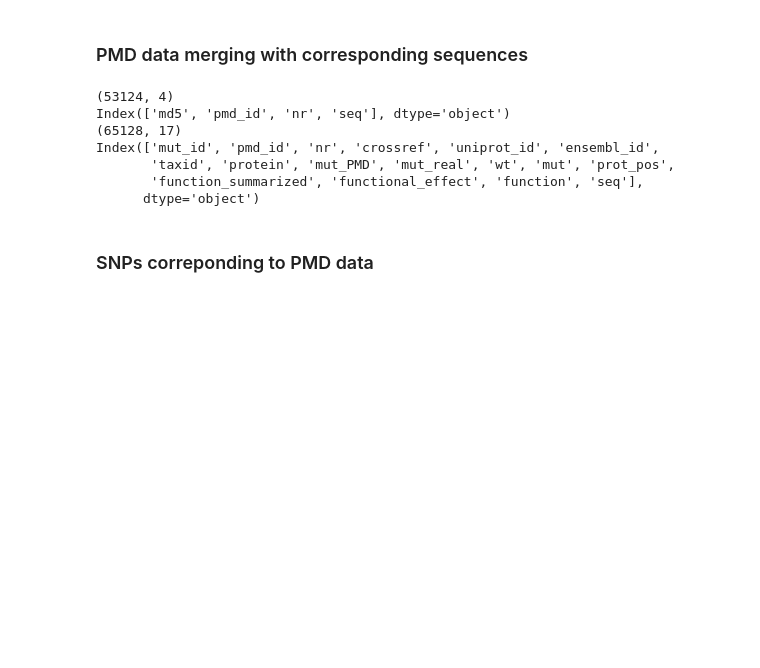
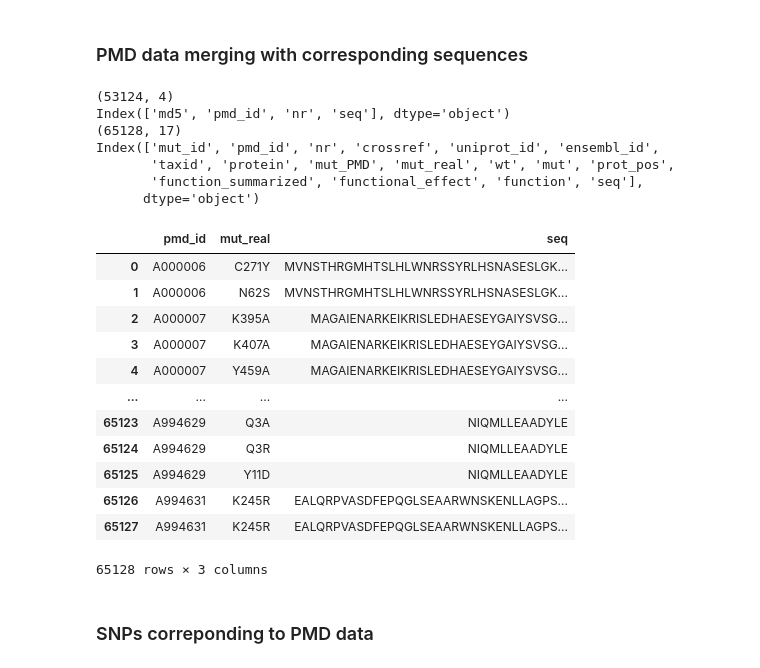
Before and after one commit to akabiraka/variant_effect_analysis, a Jupyter notebook: data_processing/PMD.ipynb, the cells around one changed output. Cells and saved outputs as stored; diff of their text form; code cells hidden in the pictures; blank space fills up the shorter version.

```diff
--- a/data_processing/PMD.ipynb
+++ b/data_processing/PMD.ipynb
@@ -54,6 +54,7 @@ print(pmd_df.columns)
 pmd_df["wt"] = pmd_df["mut_real"].apply(lambda x: x[0]) # 1-letter amino acid
 pmd_df["mut"] = pmd_df["mut_real"].apply(lambda x: x[-1])
 pmd_df["prot_pos"] = pmd_df["mut_real"].apply(lambda x: int(x[1:-1])) # mutation position is 0-indexed
+pmd_df["prot_pos"] += 1 # NCBI mutation positions are 1-indexed, so keeping up with existing implementation making 1-indexed protein mutation position
 
 pmd_df["function_summarized"] = pmd_df["function"].apply(summarize_functional_effect)
 pmd_df["functional_effect"] = pmd_df["function_summarized"].apply(get_functional_effect)
@@ -86,25 +87,39 @@ Index(['mut_id', 'md5', 'pmd_id', 'nr', 'authors', 'journal', 'title',
 # %%
 seq_pmd_df = pd.read_csv(home_dir+"data/SNPdbe/seqs_PMD.csv", sep="\t;") # PMD: from SNPdbe # (127565, 48)
 seq_pmd_df.drop(columns=["taxid"], inplace=True)
 print(seq_pmd_df.shape)
 print(seq_pmd_df.columns)
 
 pmd_df = pd.merge(left=pmd_df, right=seq_pmd_df, on=["pmd_id", "nr"], how="inner")
 pmd_columns = ["mut_id", "pmd_id", "nr", "crossref", "uniprot_id", "ensembl_id", "taxid", "protein", "mut_PMD", "mut_real", 'wt', 'mut', 'prot_pos', 'function_summarized', 'functional_effect', "function", "seq"]
 pmd_df = pmd_df[pmd_columns]
 # pmd_df.drop_duplicates(keep="first", inplace=True)
 print(pmd_df.shape)
 print(pmd_df.columns)
 # pmd_df["mut_id"].value_counts() # multiple entries with same mut-id
 # pmd_df[pmd_df["mut_id"]==952197]
+pmd_df[["pmd_id", "mut_real", "seq"]]
 # %% [output]
 (53124, 4)
 Index(['md5', 'pmd_id', 'nr', 'seq'], dtype='object')
 (65128, 17)
 Index(['mut_id', 'pmd_id', 'nr', 'crossref', 'uniprot_id', 'ensembl_id',
        'taxid', 'protein', 'mut_PMD', 'mut_real', 'wt', 'mut', 'prot_pos',
        'function_summarized', 'functional_effect', 'function', 'seq'],
       dtype='object')
+|  | pmd_id | mut_real | seq |
+| 0 | A000006 | C271Y | MVNSTHRGMHTSLHLWNRSSYRLHSNASESLGK... |
+| 1 | A000006 | N62S | MVNSTHRGMHTSLHLWNRSSYRLHSNASESLGK... |
+| 2 | A000007 | K395A | MAGAIENARKEIKRISLEDHAESEYGAIYSVSG... |
+| 3 | A000007 | K407A | MAGAIENARKEIKRISLEDHAESEYGAIYSVSG... |
+| 4 | A000007 | Y459A | MAGAIENARKEIKRISLEDHAESEYGAIYSVSG... |
+| ... | ... | ... | ... |
+| 65123 | A994629 | Q3A | NIQMLLEAADYLE |
+| 65124 | A994629 | Q3R | NIQMLLEAADYLE |
+| 65125 | A994629 | Y11D | NIQMLLEAADYLE |
+| 65126 | A994631 | K245R | EALQRPVASDFEPQGLSEAARWNSKENLLAGPS... |
+| 65127 | A994631 | K245R | EALQRPVASDFEPQGLSEAARWNSKENLLAGPS... |
+65128 rows × 3 columns
 # %% [markdown]
 ### SNPs correponding to PMD data
 # %%
```
Also changed, not shown: 10 other files.
